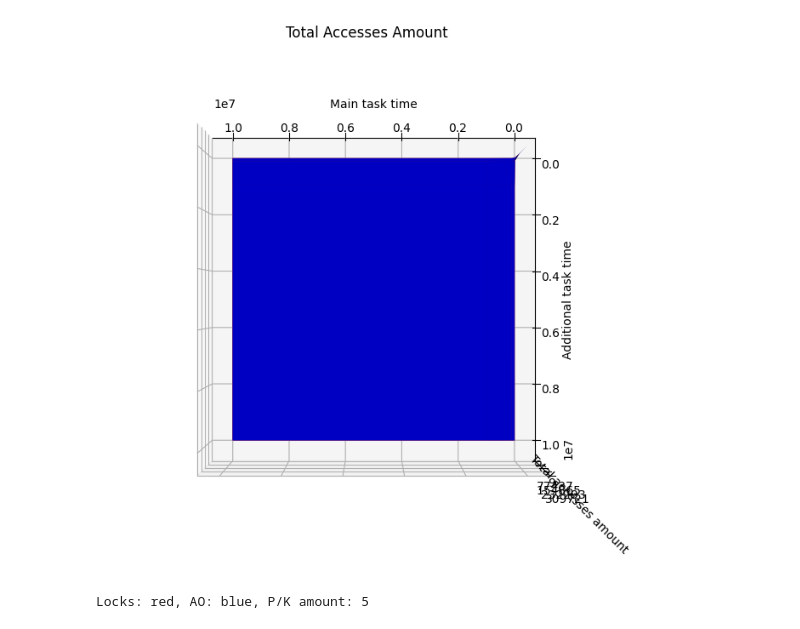
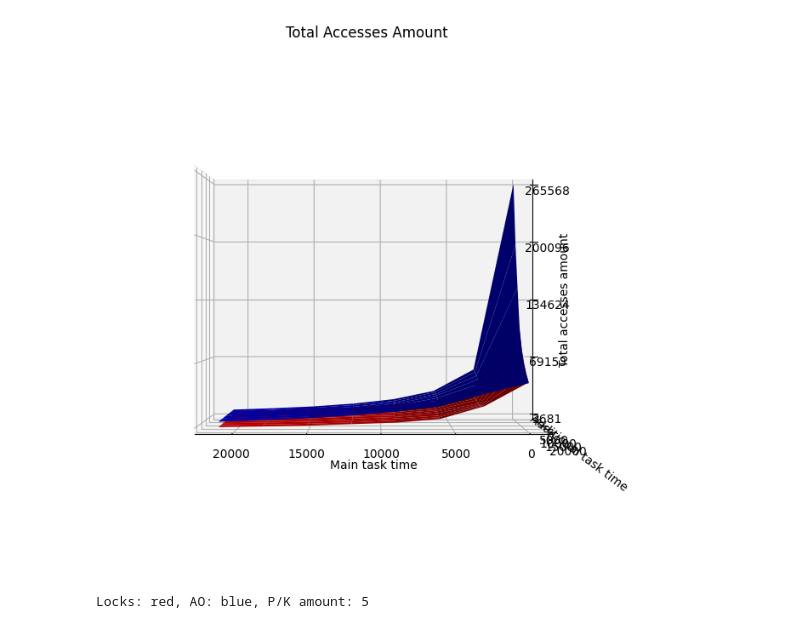
Before and after one commit to rafibz007/TW-labs, a Jupyter notebook: Lab7/doc.ipynb, the cells around one changed output. Saved outputs shown, nothing was run; the diff lists cells and outputs as text; code cells hidden in the pictures.

```diff
--- a/Lab7/doc.ipynb
+++ b/Lab7/doc.ipynb
@@ -64,3 +60,6 @@ df_lc
+# %%
+df_lc.drop(df_lc.loc[(df_lc['main_task_time'] == 100) | (df_lc['additional_task_time'] == 100)].index, inplace=True)
+df_ao.drop(df_ao.loc[(df_ao['main_task_time'] == 100) | (df_ao['additional_task_time'] == 100)].index, inplace=True)
 # %%
 import matplotlib.pyplot as plt
 from matplotlib.ticker import LinearLocator
@@ -95,7 +94,9 @@ def draw_plot(df_lc,
 
     # Make data.
     X = df["main_task_time"].unique()
+    xlen = len(X)
     Y = df["additional_task_time"].unique()
+    ylen = len(Y)
     Z = [
         [
             (list(df.loc[(df['main_task_time'] == i) & (df['additional_task_time'] == j)][value]["mean"].values) or [0])[0]
@@ -104,6 +105,12 @@ def draw_plot(df_lc,
     ]
     Z = np.array(Z)
     X,Y = np.meshgrid(X, Y)
+
+    colortuple = ('o', 'r')
+    colors = np.empty(X.shape, dtype=str)
+    for y in range(ylen):
+        for x in range(xlen):
+            colors[y, x] = colortuple[(x + y) % len(colortuple)]
 
     # Plot data
     locks = ax.plot_surface(X, Y, Z, color="red", label="locks")
@@ -148,16 +155,16 @@ Locks: red, AO: blue, P/K amount: 5
 # %%
 draw_plot(df_lc,
           df_ao,
           "Locks",
           "AO",
           5,
           "Total Accesses Amount",
           "Main task time",
           "Additional task time",
           "Total accesses amount",
           "accesses_amount",
-         90,90)
+         0,90)
 print(f"Locks: red, AO: blue, P/K amount: 5")
 # %% [output]
-[figure, old version]
+[figure, new version]
 Locks: red, AO: blue, P/K amount: 5
```
Also changed, not shown: parts of 5 cells of this notebook, 5 other files.
